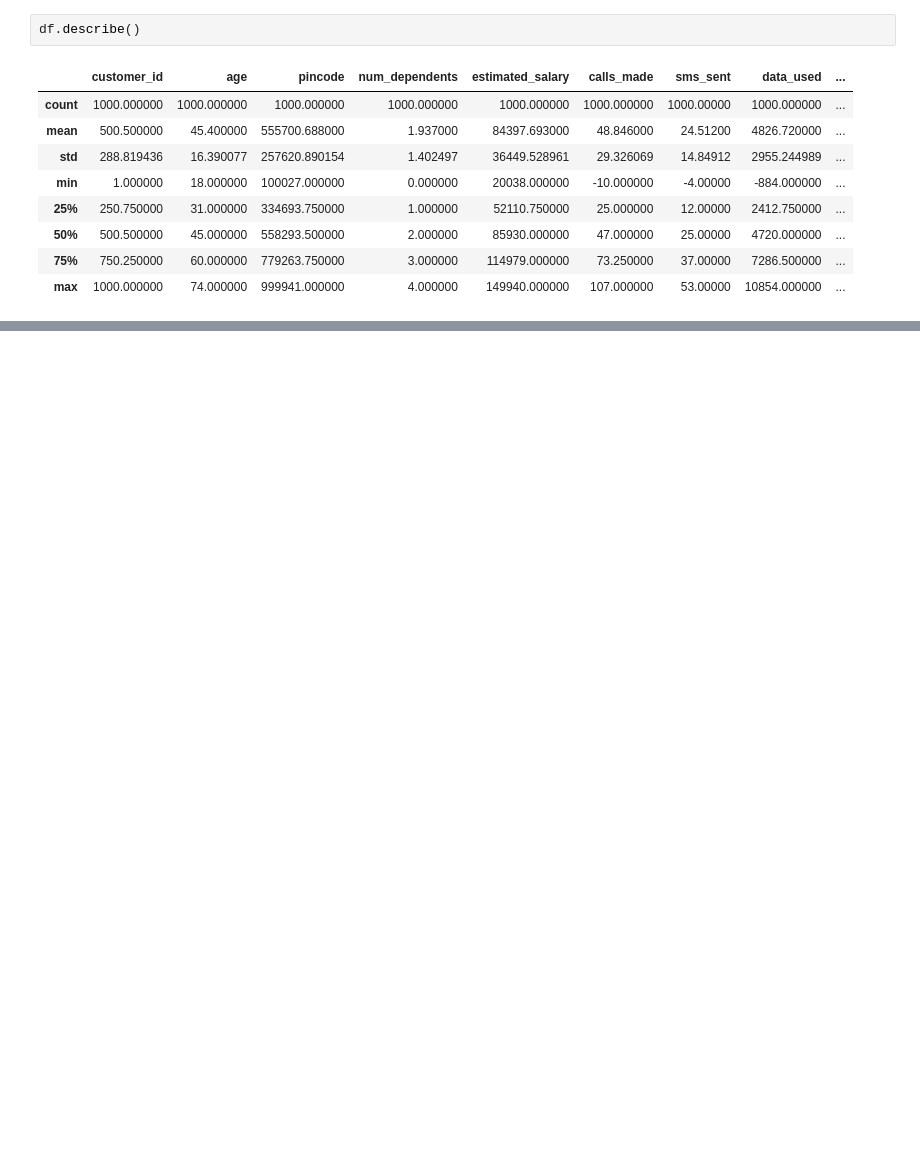
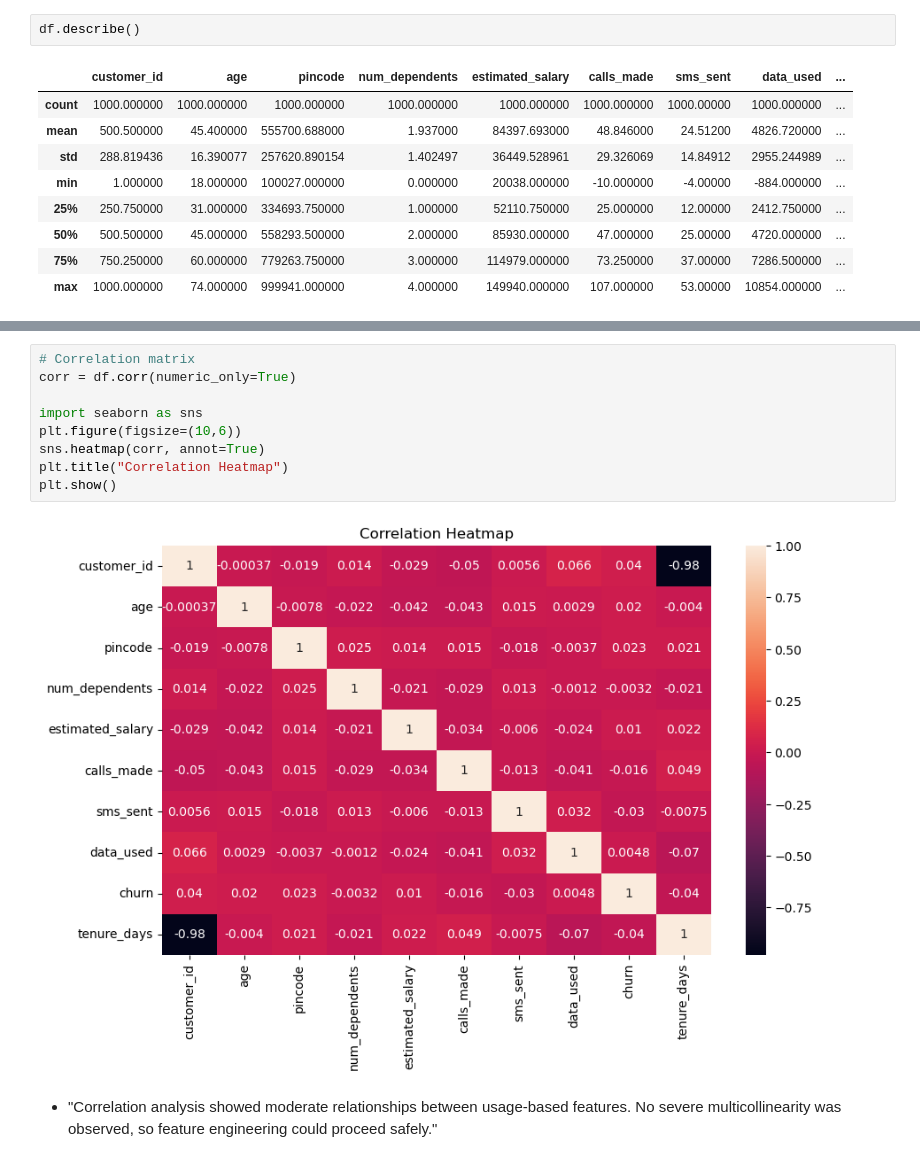
Before and after one commit to yash18543/data-science-projects-, a Jupyter notebook: PRCL-0017 Customer Churn.ipynb, the cells around one changed output, grey strips where cells are left out. Drawn from its saved outputs; the diff is of its cells as text; blank space fills up the shorter version.

```diff
--- a/PRCL-0017 Customer Churn.ipynb
+++ b/PRCL-0017 Customer Churn.ipynb
@@ -113 +178,15 @@ Name: count, dtype: int64
+# %%
+# Correlation matrix
+corr = df.corr(numeric_only=True)
+
+import seaborn as sns
+plt.figure(figsize=(10,6))
+sns.heatmap(corr, annot=True)
+plt.title("Correlation Heatmap")
+plt.show()
+# %% [output]
+[figure, added]
+# %% [markdown]
+- "Correlation analysis showed moderate relationships between usage-based features.
+No severe multicollinearity was observed, so feature engineering could proceed safely."
 # %%
```
Also changed, not shown: parts of 37 cells of this notebook.
